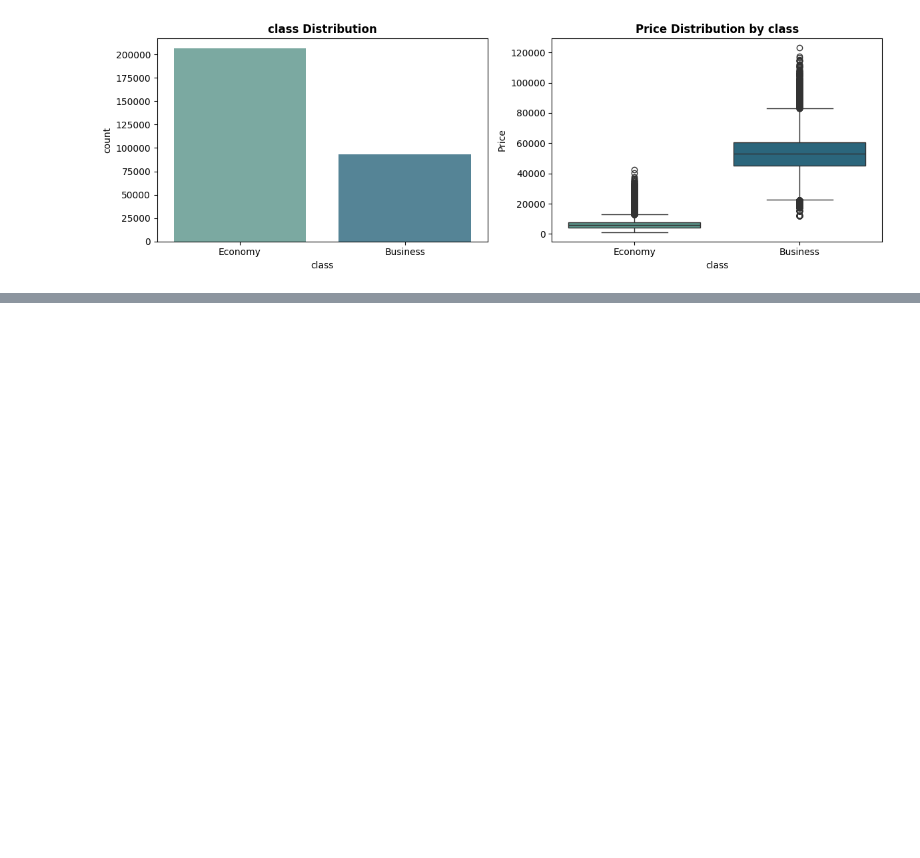
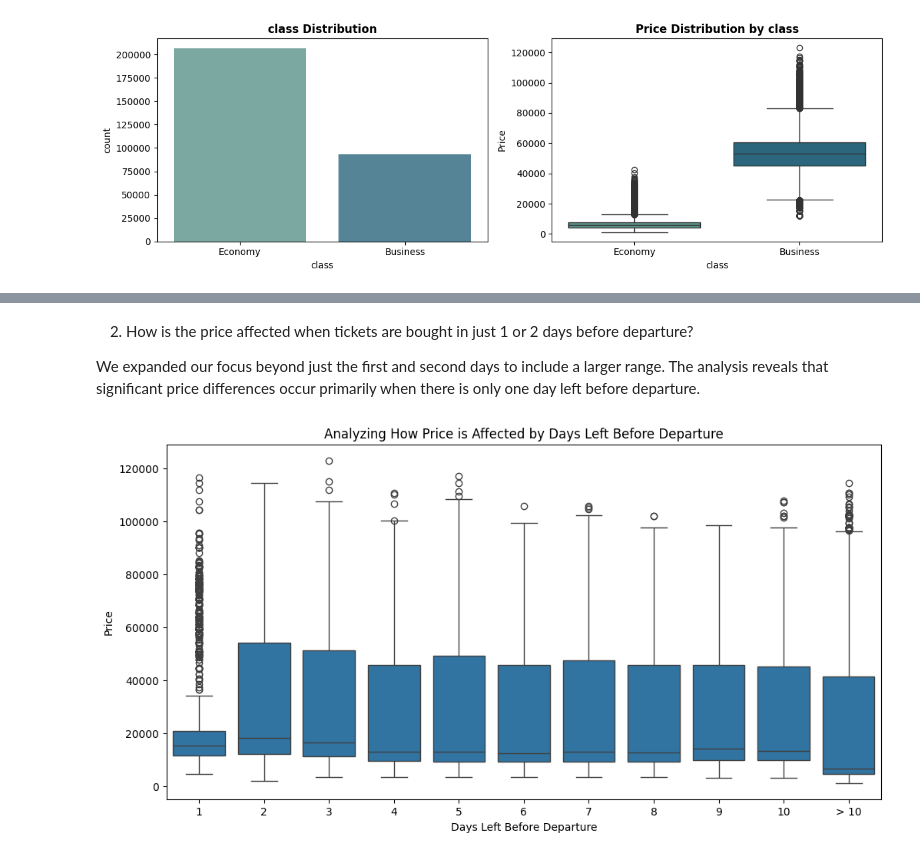
Before and after one commit to junperes/Flight-Price-Prediction-with-Machine-Learning-Models, a Jupyter notebook: data_exploration.ipynb, the cells around one changed output, grey strips where cells are left out. Drawn from its saved outputs; the diff is of its cells as text; code cells hidden in the pictures; blank space fills up the shorter version.

```diff
--- a/data_exploration.ipynb
+++ b/data_exploration.ipynb
@@ -158,0 +191,22 @@ df[['price', 'duration', 'days_left']].corr()
+# %% [markdown]
+2. How is the price affected when tickets are bought in just 1 or 2 days before departure?
+
+We expanded our focus beyond just the first and second days to include a larger range. The analysis reveals that significant price differences occur primarily when there is only one day left before departure.
+# %%
+df_filtered = df[df['days_left'] <= 10]
+
+# Add a category for days above 20
+df_above_10 = df[df['days_left'] > 10].copy()
+df_above_10['days_left'] = '> 10'
+
+# Combine both DataFrames
+df_combined = pd.concat([df_filtered, df_above_10])
+
+plt.figure(figsize=(12, 6))
+sns.boxplot(data=df_combined, x='days_left', y='price')
+plt.title('Analyzing How Price is Affected by Days Left Before Departure')
+plt.xlabel('Days Left Before Departure')
+plt.ylabel('Price')
+plt.show()
+# %% [output]
+[figure, added]
```
Also changed, not shown: parts of 13 cells of this notebook.
